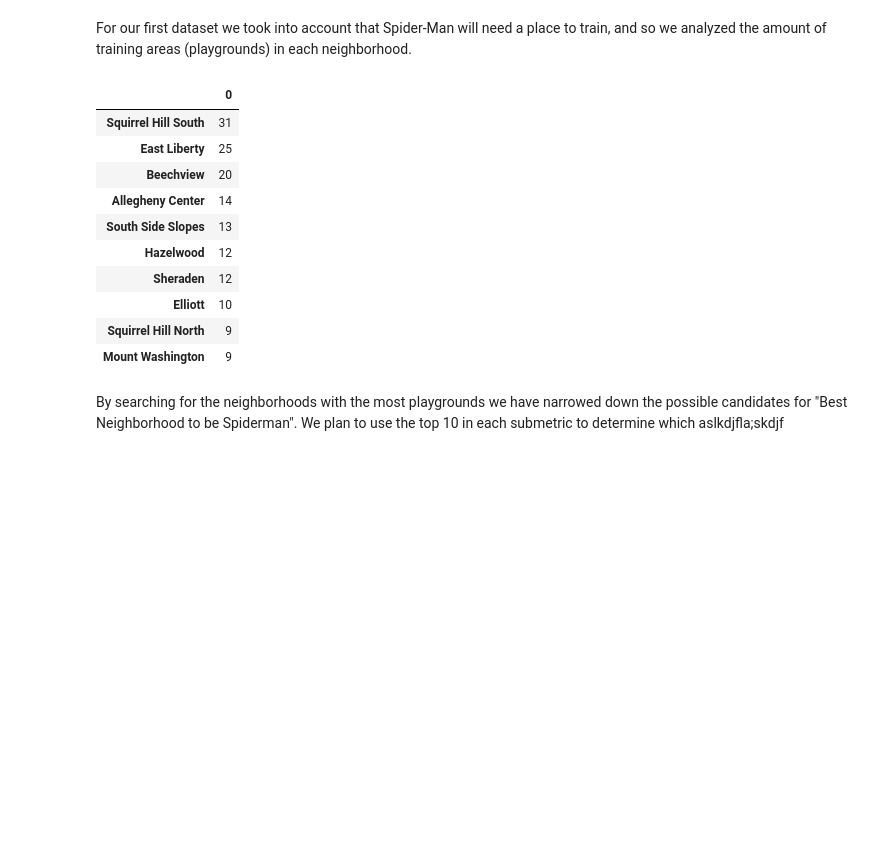
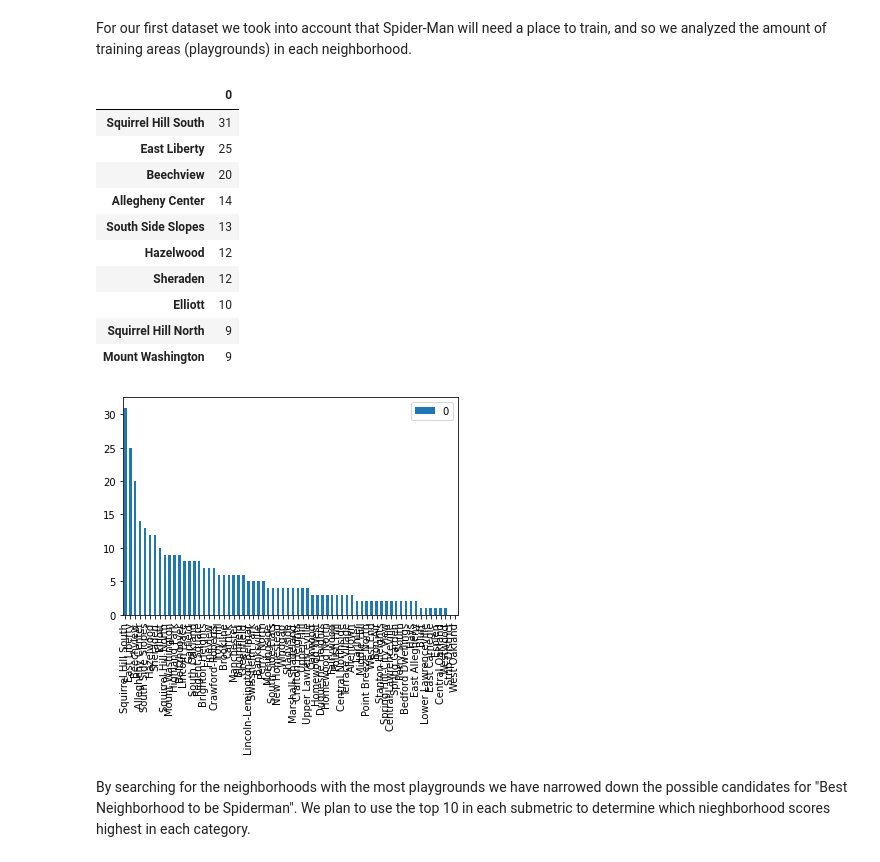
Before and after one commit to ConnorReger/FinalProject, a Jupyter notebook: Ansel.ipynb, the cells around one changed output. Saved outputs shown, nothing was run; the diff lists cells and outputs as text; code cells hidden in the pictures; blank space fills up the shorter version.

```diff
--- a/Ansel.ipynb
+++ b/Ansel.ipynb
@@ -2,28 +2,33 @@
 For our first dataset we took into account that Spider-Man will need a place to train, and so we analyzed the amount of training areas (playgrounds) in each neighborhood.
 # %%
 import pandas as pd
+import numpy as np
+import matplotlib.pyplot as plt
+
 playgrounds = pd.read_csv("playgrounds.csv", sep=",")
 data = {}
 
 for index, row in playgrounds.iterrows():
     if row.neighborhood in data:
         data[row.neighborhood] = data[row.neighborhood] + 1
     else:
         data[row.neighborhood] = 0
 neighborhoods = pd.DataFrame.from_dict(data, orient='index')
 neighborhoods = neighborhoods.sort_values(0, ascending = False)
+neighborhoods.plot.bar()
 neighborhoods.head(10)
 # %% [output]
 |  | 0 |
 | Squirrel Hill South | 31 |
 | East Liberty | 25 |
 | Beechview | 20 |
 | Allegheny Center | 14 |
 | South Side Slopes | 13 |
 | Hazelwood | 12 |
 | Sheraden | 12 |
 | Elliott | 10 |
 | Squirrel Hill North | 9 |
 | Mount Washington | 9 |
+[figure, added]
 # %% [markdown]
-By searching for the neighborhoods with the most playgrounds we have narrowed down the possible candidates for "Best Neighborhood to be Spiderman". We plan to use the top 10 in each submetric to determine which aslkdjfla;skdjf
+By searching for the neighborhoods with the most playgrounds we have narrowed down the possible candidates for "Best Neighborhood to be Spiderman". We plan to use the top 10 in each submetric to determine which nieghborhood scores highest in each category.
```
Also changed, not shown: parts of 1 cell of this notebook.
